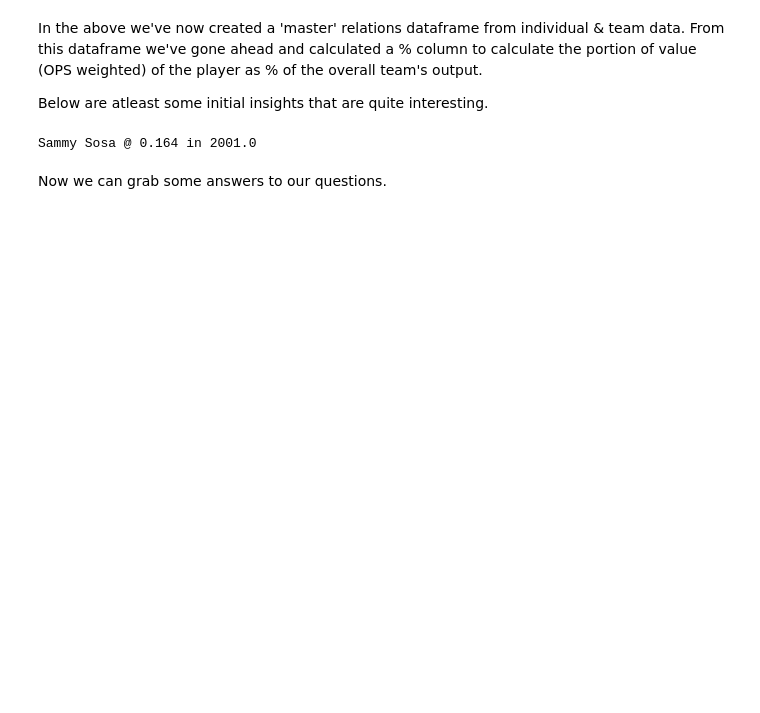
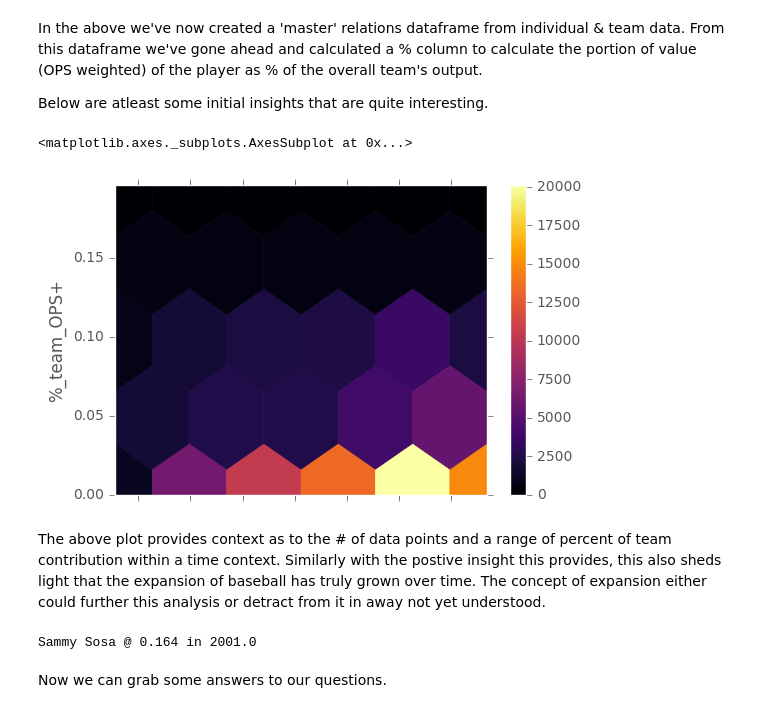
Before and after one commit to garrettbusch15/P2-Baseball-Analysis-Project, a Jupyter notebook: P2 Project Baseball.ipynb, the cells around one changed output. Saved outputs shown, nothing was run; the diff lists cells and outputs as text; code cells hidden in the pictures; blank space fills up the shorter version.

```diff
--- a/P2 Project Baseball.ipynb
+++ b/P2 Project Baseball.ipynb
@@ -412,6 +386,13 @@ memory usage: 40.9+ MB
 In the above we've now created a 'master' relations dataframe from individual & team data. From this dataframe we've gone ahead and calculated a % column to calculate the portion of value (OPS weighted) of the player as % of the overall team's output.
 
 Below are atleast some initial insights that are quite interesting.
+# %%
+master_player_team[['%_team_OPS+','yearID', 'playerID']].plot.hexbin(x='yearID', y='%_team_OPS+',gridsize=5, cmap="inferno")
+# %% [output]
+<matplotlib.axes._subplots.AxesSubplot at 0x...>
+[figure, added]
+# %% [markdown]
+The above plot provides context as to the # of data points and a range of percent of team contribution within a time context. Similarly with the postive insight this provides, this also sheds light that the expansion of baseball has truly grown over time. The concept of expansion either could further this analysis or detract from it in away not yet understood.
 # %%
 def df_lookup(ind):
     return '%s %s @ %s in %s' % (master_player_team.ix[ind, 'nameFirst'], \
```
Also changed, not shown: parts of 12 cells of this notebook, 1 other file.
